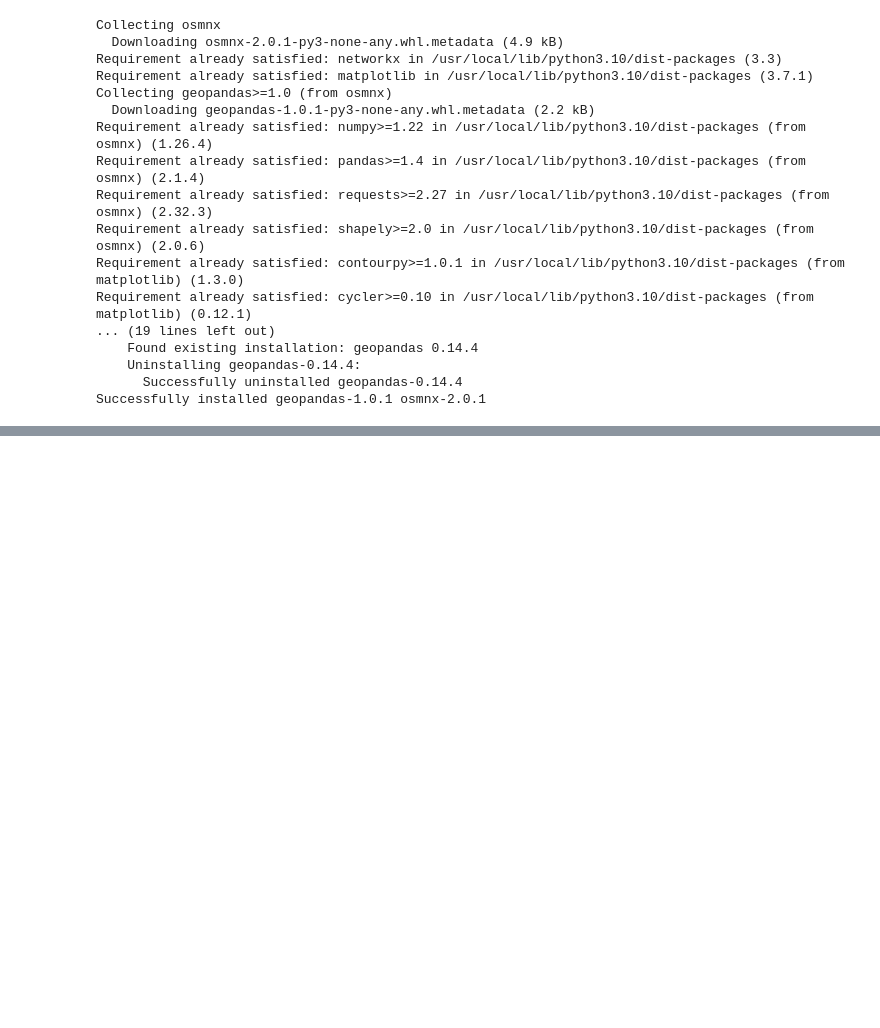
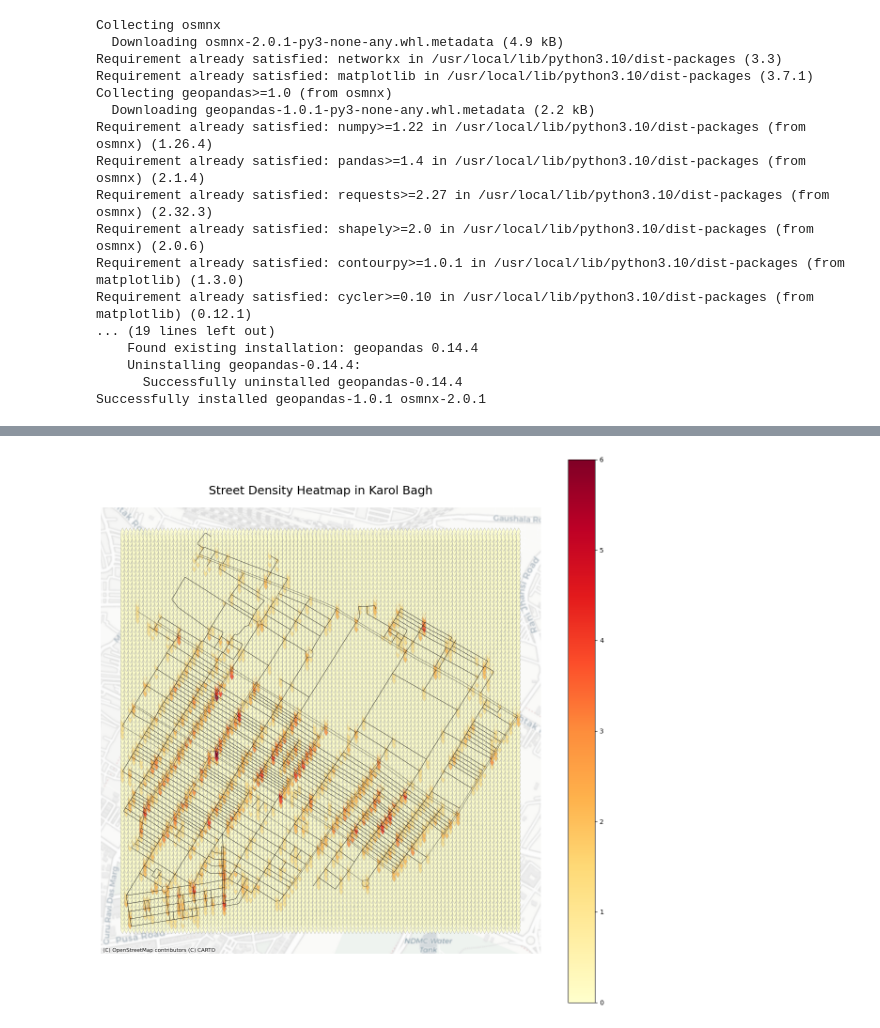
Before and after one commit to Yashmaini30/Road-Analysis-Using-OpenStreetMap-API, a Jupyter notebook: road-analysis.ipynb, the cells around one changed output, grey strips where cells are left out. Saved outputs shown, nothing was run; the diff lists cells and outputs as text; code cells hidden in the pictures; blank space fills up the shorter version.

```diff
--- a/road-analysis.ipynb
+++ b/road-analysis.ipynb
@@ -116,0 +168,67 @@ Text(0.5, 1.0, 'Delhi Road Network\nRed nodes indicate high betweenness centrali
+# %%
+import contextily as ctx
+
+# Load the graph for Karol Bagh
+place = "Karol Bagh, Delhi, India"
+graph = ox.graph_from_place(place, network_type="drive")
+
+# Extract nodes as GeoDataFrame
+nodes, edges = ox.graph_to_gdfs(graph)
+
+# Define the bounding box of the graph
+xmin, ymin, xmax, ymax = nodes.total_bounds
+
+# Define the size of the hexagons (adjusted for better resolution)
+hex_size = 0.0002  # Approximately 20m (in degrees), for more precision
+
+# Generate a hexagonal grid
+x_points = np.arange(xmin, xmax + hex_size, hex_size)
+y_points = np.arange(ymin, ymax + hex_size, hex_size)
+hexagons = []
+for x in x_points:
+    for y in y_points:
+        hexagon = Polygon([
+            (x, y),
+            (x + hex_size / 2, y + hex_size * np.sqrt(3) / 2),
+            (x, y + hex_size * np.sqrt(3)),
+            (x - hex_size / 2, y + hex_size * np.sqrt(3) / 2),
+            (x - hex_size / 2, y - hex_size * np.sqrt(3) / 2),
+            (x, y - hex_size * np.sqrt(3)),
+            (x + hex_size / 2, y - hex_size * np.sqrt(3) / 2),
+            (x, y)
+        ])
+        hexagons.append(hexagon)
+
+hex_gdf = gpd.GeoDataFrame({"geometry": hexagons}, crs=nodes.crs)
+
+# Spatial join: count nodes within each hexagon
+sjoined = gpd.sjoin(hex_gdf, nodes, predicate="contains")
+density_counts = sjoined.groupby(sjoined.index).size()
+hex_gdf["density"] = density_counts  # Assign counts to hexagons
+hex_gdf["density"] = hex_gdf["density"].fillna(0)  # Fill NaN with 0 for empty hexagons
+
+# Plot the hexagonal density heatmap
+fig, ax = plt.subplots(figsize=(12, 12))
+hex_gdf.plot(
+    column="density",
+    cmap="YlOrRd",
+    ax=ax,
+    legend=True,
+    edgecolor="grey",
+    linewidth=0.3,
+    alpha=0.8,
+)
+
+# Overlay street network for context
+edges.plot(ax=ax, color="black", linewidth=0.5, alpha=0.6)
+
+# Add basemap (real-world map)
+ctx.add_basemap(ax, crs=hex_gdf.crs.to_string(), source=ctx.providers.CartoDB.Positron)
+
+# Final touches
+plt.title("Street Density Heatmap in Karol Bagh", fontsize=18, pad=20)
+plt.axis("off")
+plt.tight_layout()
+plt.show()
+# %% [output]
+[figure, added]
```
Also changed, not shown: parts of 7 cells of this notebook.
